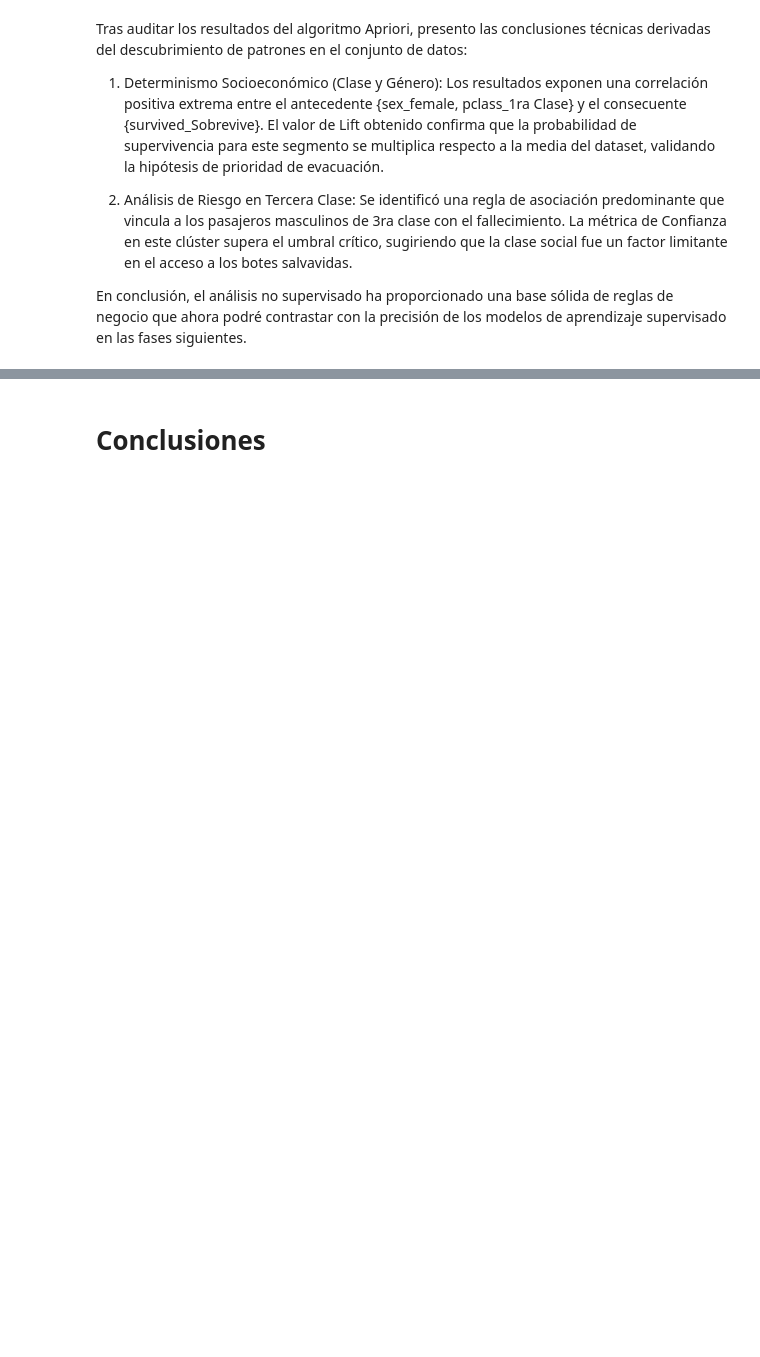
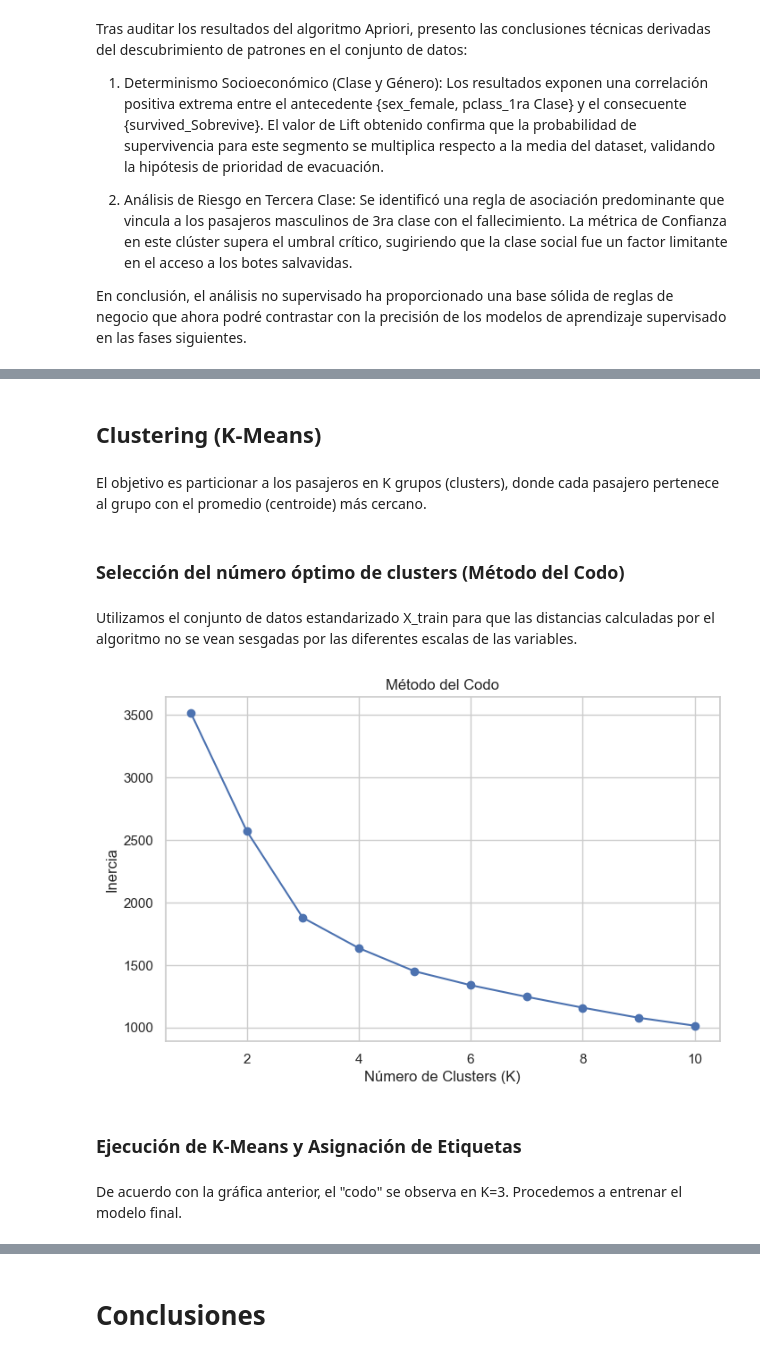
Before and after one commit to duvan1026/Titanic_Big_Data, a Jupyter notebook: ABD_CastroBautistaDuvanDario.ipynb, the cells around one changed output, grey strips where cells are left out. Saved outputs shown, nothing was run; the diff lists cells and outputs as text; code cells hidden in the pictures; blank space fills up the shorter version.

Commit message:
Added Unsupervised learning for K-means

```diff
--- a/ABD_CastroBautistaDuvanDario.ipynb
+++ b/ABD_CastroBautistaDuvanDario.ipynb
@@ -1883,0 +1837,31 @@ y_predTst = modelo.predict(titanicRealTst)
+# %% [markdown]
+## Clustering (K-Means)
+# %% [markdown]
+El objetivo es particionar a los pasajeros en K grupos (clusters), donde cada pasajero pertenece al grupo con el promedio (centroide) más cercano.
+# %% [markdown]
+### Selección del número óptimo de clusters (Método del Codo)
+# %% [markdown]
+Utilizamos el conjunto de datos estandarizado X_train para que las distancias calculadas por el algoritmo no se vean sesgadas por las diferentes escalas de las variables.
+# %%
+from sklearn.cluster import KMeans
+import matplotlib.pyplot as plt
+
+inercia = []
+K_range = range(1, 11)
+for k in K_range:
+    kmeans = KMeans(n_clusters=k, random_state=42, n_init=10)
+    kmeans.fit(X_train) # Usamos X_train que ya está escalado según tu celda 6.3
+    inercia.append(kmeans.inertia_)
+
+plt.figure(figsize=(8, 5))
+plt.plot(K_range, inercia, marker='o')
+plt.title('Método del Codo')
+plt.xlabel('Número de Clusters (K)')
+plt.ylabel('Inercia')
+plt.show()
+# %% [output]
+[figure, added]
+# %% [markdown]
+### Ejecución de K-Means y Asignación de Etiquetas
+# %% [markdown]
+De acuerdo con la gráfica anterior, el "codo" se observa en K=3. Procedemos a entrenar el modelo final.
```
Also changed, not shown: parts of 30 cells of this notebook.
